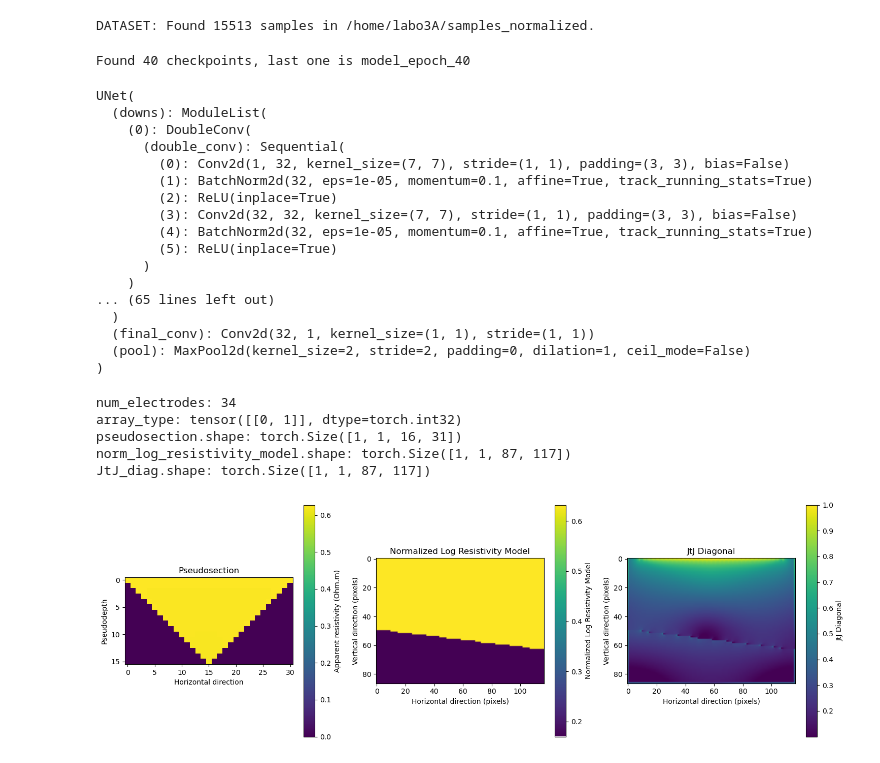
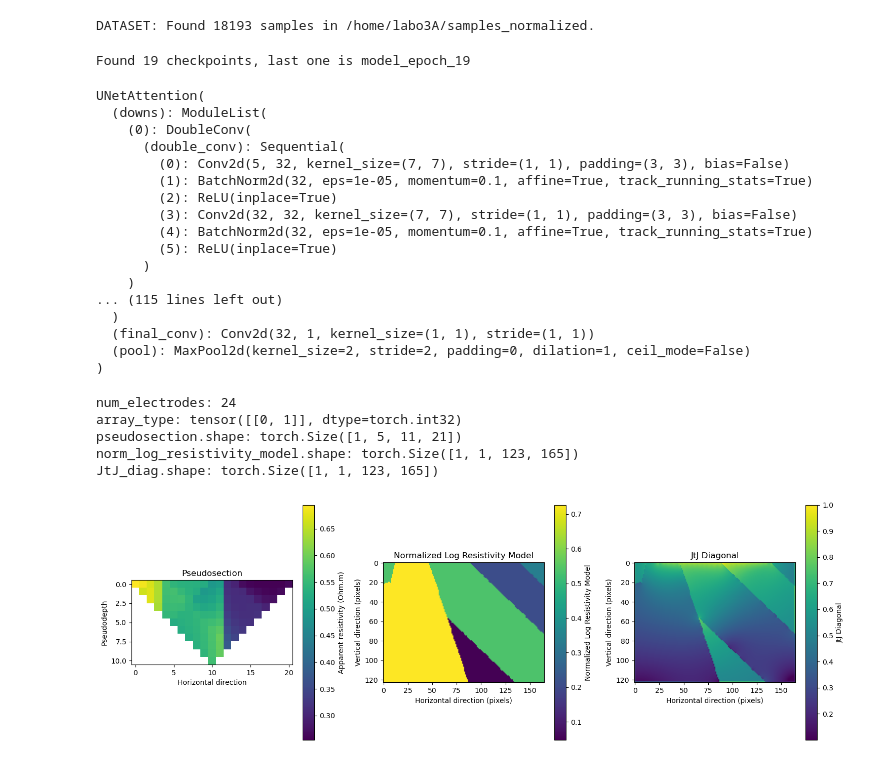
Before and after one commit to Jojobarbarr/invERT, a Jupyter notebook: invERT/net_vs_peg.ipynb, the cells around one changed output. Cells and saved outputs as stored; diff of their text form; code cells hidden in the pictures.

```diff
--- a/invERT/net_vs_peg.ipynb
+++ b/invERT/net_vs_peg.ipynb
@@ -27,4 +27,4 @@ from matplotlib.colors import LogNorm, Normalize
 def detransform(log_res: float | np.ndarray[float]) -> float | np.ndarray[float]:
     return 2 * 10 ** (4 * log_res)
 # %%
-experiment_path = Path("/home/labo3A/results/weighted_bs_32_abs_17-04-2025_17h36")
+experiment_path = Path("/home/labo3A/results/attention_22-04-2025_15h46")
@@ -43,3 +31,23 @@ class Transform:
+# %%
+class Transform:
+    def __init__(self):
+        pass
+
+    def __call__(self, sample):
+        sample['pseudosection'] = sample['pseudosection'].unsqueeze(0)
+
+        pseudosection = sample['pseudosection']
+        num_electrode_channel = torch.ones_like(pseudosection) * sample['num_electrode']
+        subsection_length_channel = torch.ones_like(pseudosection) * sample['subsection_length']
+        array_type_channel = sample['array_type']
+        array_type_channel = array_type_channel.view(-1, 1, 1).expand(-1, pseudosection.shape[1], pseudosection.shape[2])
+        sample['pseudosection'] = torch.cat((pseudosection, num_electrode_channel, subsection_length_channel, array_type_channel), dim=0)
+
+        sample['norm_log_resistivity_model'] = sample['norm_log_resistivity_model'].unsqueeze(0)
+        sample['JtJ_diag'] = sample['JtJ_diag'].unsqueeze(0)
+        # sample['JtJ_diag'] = torch.ones_like(sample['JtJ_diag'])
+
+        return sample
 # %%
 with open(experiment_path / 'config.json5', mode='r', encoding="utf8") as config_file:
     config_dict = json_load(config_file)
@@ -55,23 +63,23 @@ dataloader = torch.utils.data.DataLoader(
     num_workers=0,
 )
 # %% [output]
-DATASET: Found 15513 samples in /home/labo3A/samples_normalized.
+DATASET: Found 18193 samples in /home/labo3A/samples_normalized.
 # %%
 model_ckpt_path = experiment_path / "figures/model_output/checkpoints"
 model_ckpt_list = sorted(model_ckpt_path.glob("*.pth"), key=lambda x: int(x.stem.split("_")[-1]))
 print(f"Found {len(model_ckpt_list)} checkpoints, last one is {model_ckpt_list[-1].stem}")
 # %% [output]
-Found 40 checkpoints, last one is model_epoch_40
+Found 19 checkpoints, last one is model_epoch_19
 # %%
-model = UNet()
+model = UNetAttention()
 model.load_state_dict(torch.load(model_ckpt_list[-1], map_location='cpu')['model_state_dict'])
 model.eval()
 # %% [output]
-UNet(
+UNetAttention(
   (downs): ModuleList(
     (0): DoubleConv(
       (double_conv): Sequential(
-        (0): Conv2d(1, 32, kernel_size=(7, 7), stride=(1, 1), padding=(3, 3), bias=False)
+        (0): Conv2d(5, 32, kernel_size=(7, 7), stride=(1, 1), padding=(3, 3), bias=False)
         (1): BatchNorm2d(32, eps=1e-05, momentum=0.1, affine=True, track_running_stats=True)
         (2): ReLU(inplace=True)
         (3): Conv2d(32, 32, kernel_size=(7, 7), stride=(1, 1), padding=(3, 3), bias=False)
@@ -79,13 +87,15 @@ UNet(
         (5): ReLU(inplace=True)
       )
     )
-... (65 lines left out)
+... (115 lines left out)
   )
   (final_conv): Conv2d(32, 1, kernel_size=(1, 1), stride=(1, 1))
   (pool): MaxPool2d(kernel_size=2, stride=2, padding=0, dilation=1, ceil_mode=False)
 )
 # %%
 sample = next(iter(dataloader))
+while int(sample['num_electrode'] * 72 + 24) > 40 or sample['array_type'][0, 0] == 1:
+    sample = next(iter(dataloader))
 
 num_electrodes = int(sample['num_electrode'] * 72 + 24)
 array_type = sample['array_type']
@@ -99,35 +109,41 @@ print(f"pseudosection.shape: {pseudosection.shape}")
 print(f"norm_log_resistivity_model.shape: {norm_log_resistivity_model.shape}")
 print(f"JtJ_diag.shape: {JtJ_diag.shape}")
 # %% [output]
-num_electrodes: 34
+num_electrodes: 24
 array_type: tensor([[0, 1]], dtype=torch.int32)
-pseudosection.shape: torch.Size([1, 1, 16, 31])
-norm_log_resistivity_model.shape: torch.Size([1, 1, 87, 117])
-JtJ_diag.shape: torch.Size([1, 1, 87, 117])
+pseudosection.shape: torch.Size([1, 5, 11, 21])
+norm_log_resistivity_model.shape: torch.Size([1, 1, 123, 165])
+JtJ_diag.shape: torch.Size([1, 1, 123, 165])
 # %%
+pseudosection_only = pseudosection[:, 0].squeeze().detach().cpu().numpy().copy()
+
 fig, axes = plt.subplots(1, 3, figsize=(15, 5))
-im0 = axes[0].imshow(pseudosection.squeeze(), cmap='viridis')
+
+pseudosection_only[pseudosection_only == 0] = np.nan
+vmin = np.nanmin(pseudosection_only)
+vmax = np.nanmax(pseudosection_only)
+im0 = axes[0].imshow(pseudosection_only, cmap='viridis', norm=Normalize(vmin=vmin, vmax=vmax))
 axes[0].set_title("Pseudosection")
 axes[0].set_xlabel("Horizontal direction")
 axes[0].set_ylabel("Pseudodepth")
 cbar = fig.colorbar(im0, ax=axes[0], orientation='vertical')
 cbar.set_label("Apparent resistivity (Ohm.m)")
 
 im1 = axes[1].imshow(norm_log_resistivity_model.squeeze(), cmap='viridis')
 axes[1].set_title("Normalized Log Resistivity Model")
 axes[1].set_xlabel("Horizontal direction (pixels)")
 axes[1].set_ylabel("Vertical direction (pixels)")
 cbar = fig.colorbar(im1, ax=axes[1], orientation='vertical')
 cbar.set_label("Normalized Log Resistivity Model")
 
 im2 = axes[2].imshow(JtJ_diag.squeeze(), cmap='viridis')
 axes[2].set_title("JtJ Diagonal")
 axes[2].set_xlabel("Horizontal direction (pixels)")
 axes[2].set_ylabel("Vertical direction (pixels)")
 cbar = fig.colorbar(im2, ax=axes[2], orientation='vertical')
 cbar.set_label("JtJ Diagonal")
 plt.tight_layout()
 plt.show()
 # %% [output]
-[figure, old version]
+[figure, new version]
 # %%
```
Also changed, not shown: parts of 13 cells of this notebook, 9 other files.
